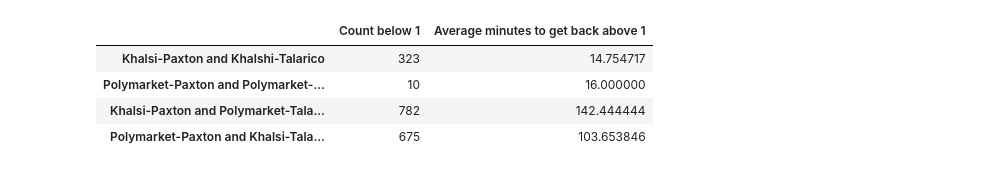
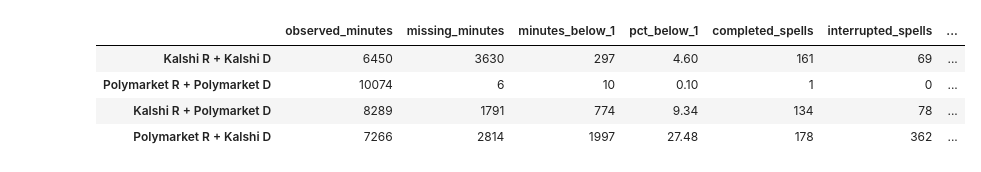
Before and after one commit to Thomas-Mulder/Assignment1, a Jupyter notebook: texas_senate_consolidated.ipynb, the cells around one changed output. Drawn from its saved outputs; the diff is of its cells as text; code cells hidden in the pictures.

```diff
--- a/texas_senate_consolidated.ipynb
+++ b/texas_senate_consolidated.ipynb
@@ -326,24 +313,14 @@ plt.show()
 # %%
-time = pd.to_datetime(df["time"])
-cols = df.columns[-2:]
-
 fig, axes = plt.subplots(1, 2, figsize=(14, 4), sharex=True, sharey=True)
 
-for ax, col in zip(axes.flat, cols):
-    ax.plot(time, df[col], linewidth=1)
+for ax, column in zip(axes.flat, DELTA_COLUMNS):
+    ax.plot(df["time"], df[column], linewidth=1)
     ax.axhline(y=0, color="red", linestyle="--")
-    ax.set_title(textwrap.fill(col, width=35))
-    ax.set_ylabel("Sum")
+    ax.set_title(textwrap.fill(LABELS[column], width=35))
+    ax.set_ylabel("Price difference (dollars)")
     ax.grid(alpha=0.3)
 
 fig.autofmt_xdate()
-fig.text(
-    0.5, 0.02,
-    "A positive value indicates that the user gets better odds on Polymarket, whereas a negative value indicates that the user gets better odds on Khalsi.",
-    ha="center",
-    fontsize=11
-)
-
-plt.tight_layout(rect=[0, 0.1, 1, 1])
+plt.tight_layout()
 plt.show()
 # %% [output]
@@ -361,32 +356,58 @@ The average difference between Khalsi and Polymarket for Paxton is -0.0001, and
 # %%
-analysis = (df.iloc[:, -6:-2] < 1).sum().to_frame(name="Times the sum is below 1")
+def summarize_spells(prices):
+    start = None
+    previous_time = None
+    durations = []
+    interrupted = 0
 
-def average_rows_to_above(series):
-    start = None
-    durations = []
-
-    for row, value in enumerate(series):
-        if pd.isna(value):
-            continue
-
-        if start is None and value < 1:
-            start = row
-        elif start is not None and value > 1:
-            durations.append(row - start)
+    for timestamp, price in prices.items():
+        gap = (
+            previous_time is not None
+            and timestamp - previous_time != pd.Timedelta(minutes=1)
+        )
+        if gap and start is not None:
+            interrupted += 1
             start = None
 
-    return np.mean(durations) if durations else np.nan
+        if pd.isna(price):
+            if start is not None:
+                interrupted += 1
+            start = None
+        elif price < 1:
+            if start is None:
+                start = timestamp
+        elif start is not None:
+            durations.append((timestamp - start).total_seconds() / 60)
+            start = None
+        previous_time = timestamp
 
-cols = df.iloc[:, -6:-2]
+    return {
+        "completed_spells": len(durations),
+        "interrupted_spells": interrupted,
+        "open_at_end": int(start is not None),
+        "mean_completed_minutes": np.mean(durations) if durations else np.nan,
+    }
 
-analysis = (cols < 1).sum().to_frame(name="Count below 1")
-analysis["Average minutes to get back above 1"] = cols.apply(average_rows_to_above)
 
-analysis
+combination_data = df.set_index("time").loc[:, SUM_COLUMNS]
+analysis = pd.DataFrame({
+    "observed_minutes": combination_data.count(),
+    "missing_minutes": combination_data.isna().sum(),
+    "minutes_below_1": (combination_data < 1).sum(),
+})
+analysis["pct_below_1"] = (
+    analysis["minutes_below_1"] / analysis["observed_minutes"] * 100
+)
+spell_stats = pd.DataFrame(
+    [summarize_spells(combination_data[column]) for column in SUM_COLUMNS],
+    index=SUM_COLUMNS,
+)
+analysis = analysis.join(spell_stats)
+display(analysis.rename(index=LABELS).round(2))
 # %% [output]
-|  | Count below 1 | Average minutes to get back above 1 |
-| Khalsi-Paxton and Khalshi-Talarico | 323 | 14.754717 |
-| Polymarket-Paxton and Polymarket-... | 10 | 16.000000 |
-| Khalsi-Paxton and Polymarket-Tala... | 782 | 142.444444 |
-| Polymarket-Paxton and Khalsi-Tala... | 675 | 103.653846 |
+|  | observed_minutes | missing_minutes | minutes_below_1 | pct_below_1 | completed_spells | interrupted_spells | ... |
+| Kalshi R + Kalshi D | 6450 | 3630 | 297 | 4.60 | 161 | 69 | ... |
+| Polymarket R + Polymarket D | 10074 | 6 | 10 | 0.10 | 1 | 0 | ... |
+| Kalshi R + Polymarket D | 8289 | 1791 | 774 | 9.34 | 134 | 78 | ... |
+| Polymarket R + Kalshi D | 7266 | 2814 | 1997 | 27.48 | 178 | 362 | ... |
 # %% [markdown]
```
Also changed, not shown: parts of 18 cells of this notebook.
